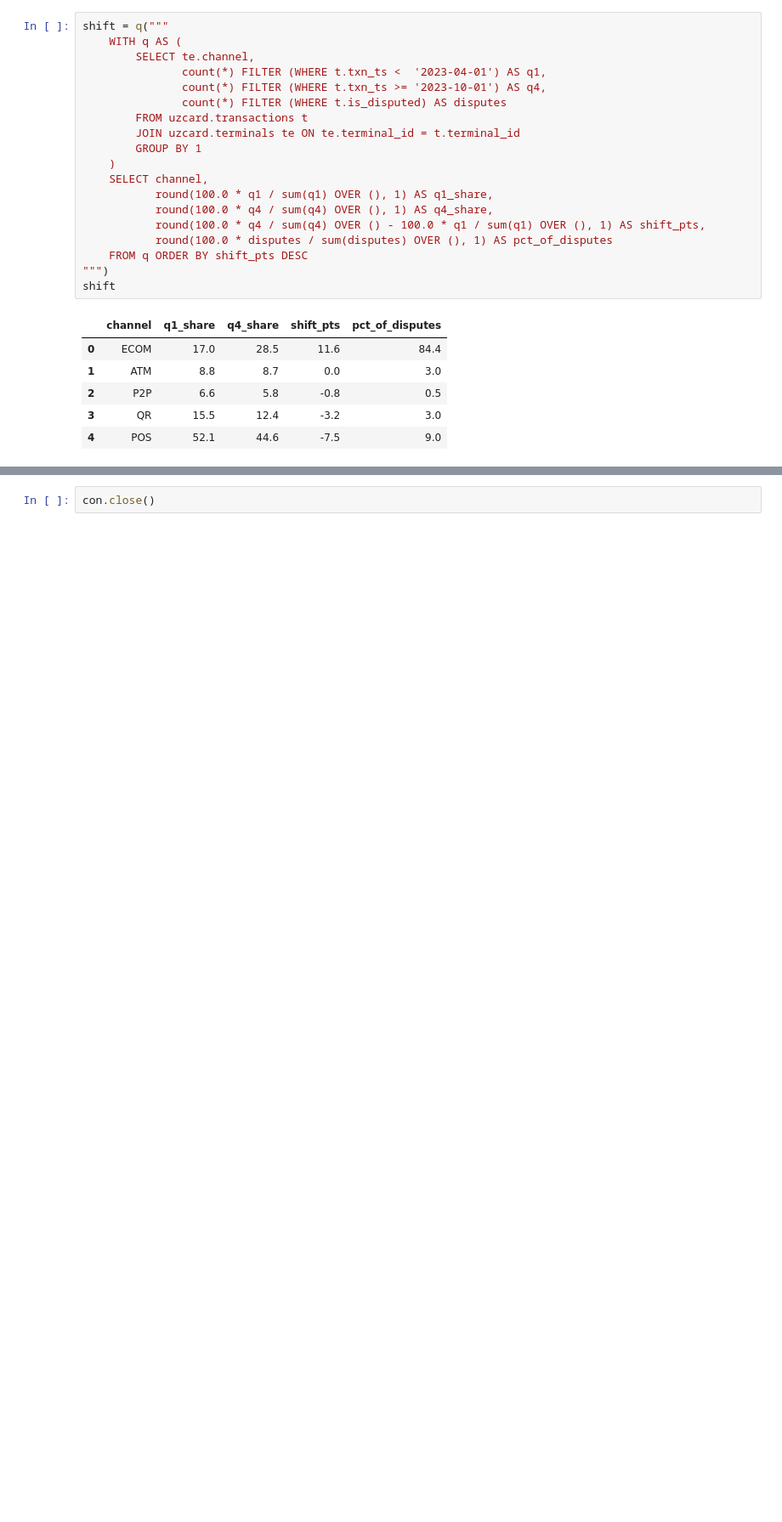
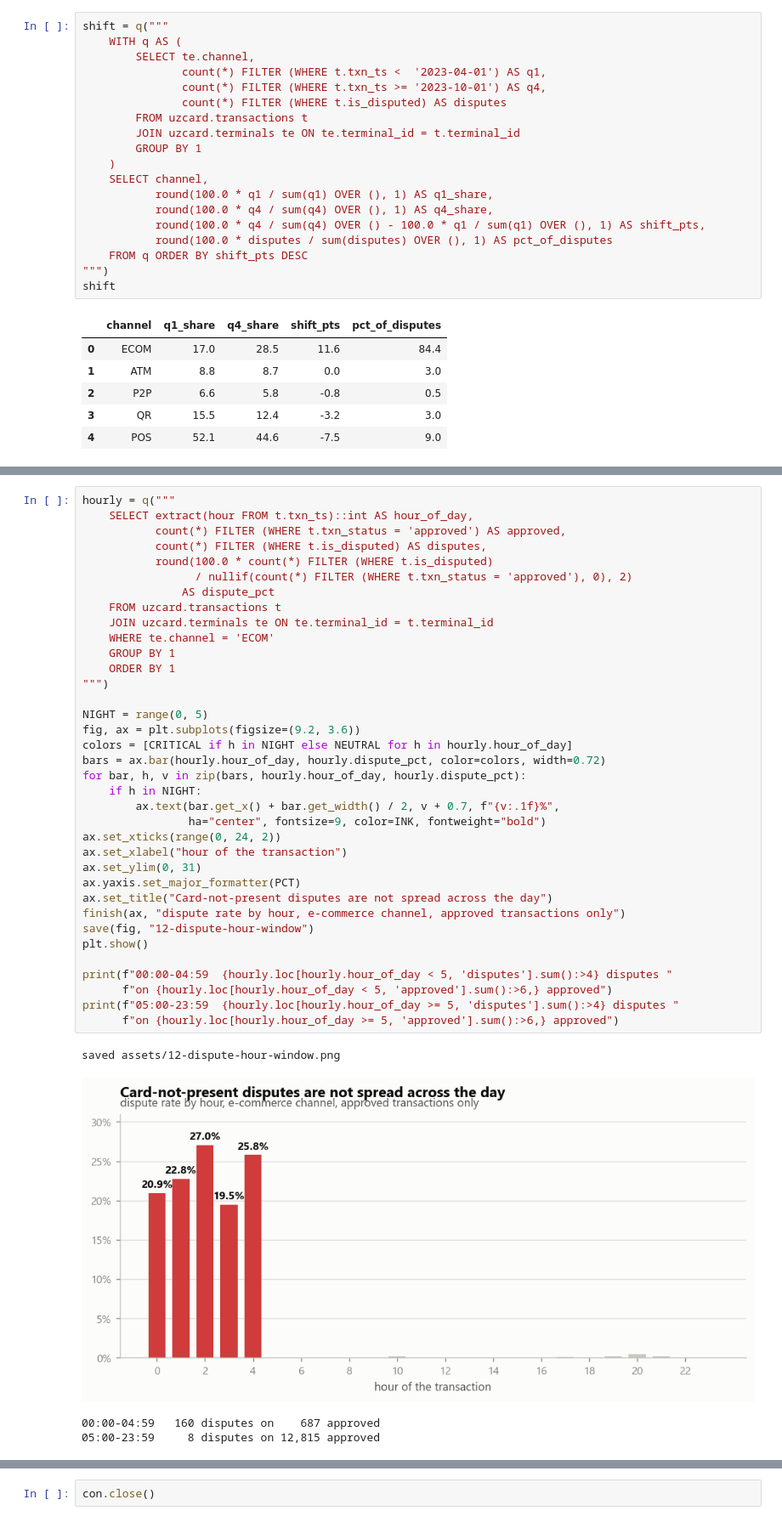
Before and after one commit to Shahzodo5o4/data-analyst-portfolio, a Jupyter notebook: uzcard-payments-analysis/notebooks/01-analysis.ipynb, the cells around one changed output, grey strips where cells are left out. Shown at 85% size. Cells and saved outputs as stored; diff of their text form; blank space fills up the shorter version.

```diff
--- a/uzcard-payments-analysis/notebooks/01-analysis.ipynb
+++ b/uzcard-payments-analysis/notebooks/01-analysis.ipynb
@@ -660,0 +657,41 @@ protection card-not-present traffic gets today has to scale with it.
+# %%
+hourly = q("""
+    SELECT extract(hour FROM t.txn_ts)::int AS hour_of_day,
+           count(*) FILTER (WHERE t.txn_status = 'approved') AS approved,
+           count(*) FILTER (WHERE t.is_disputed) AS disputes,
+           round(100.0 * count(*) FILTER (WHERE t.is_disputed)
+                 / nullif(count(*) FILTER (WHERE t.txn_status = 'approved'), 0), 2)
+               AS dispute_pct
+    FROM uzcard.transactions t
+    JOIN uzcard.terminals te ON te.terminal_id = t.terminal_id
+    WHERE te.channel = 'ECOM'
+    GROUP BY 1
+    ORDER BY 1
+""")
+
+NIGHT = range(0, 5)
+fig, ax = plt.subplots(figsize=(9.2, 3.6))
+colors = [CRITICAL if h in NIGHT else NEUTRAL for h in hourly.hour_of_day]
+bars = ax.bar(hourly.hour_of_day, hourly.dispute_pct, color=colors, width=0.72)
+for bar, h, v in zip(bars, hourly.hour_of_day, hourly.dispute_pct):
+    if h in NIGHT:
+        ax.text(bar.get_x() + bar.get_width() / 2, v + 0.7, f"{v:.1f}%",
+                ha="center", fontsize=9, color=INK, fontweight="bold")
+ax.set_xticks(range(0, 24, 2))
+ax.set_xlabel("hour of the transaction")
+ax.set_ylim(0, 31)
+ax.yaxis.set_major_formatter(PCT)
+ax.set_title("Card-not-present disputes are not spread across the day")
+finish(ax, "dispute rate by hour, e-commerce channel, approved transactions only")
+save(fig, "12-dispute-hour-window")
+plt.show()
+
+print(f"00:00-04:59  {hourly.loc[hourly.hour_of_day < 5, 'disputes'].sum():>4} disputes "
+      f"on {hourly.loc[hourly.hour_of_day < 5, 'approved'].sum():>6,} approved")
+print(f"05:00-23:59  {hourly.loc[hourly.hour_of_day >= 5, 'disputes'].sum():>4} disputes "
+      f"on {hourly.loc[hourly.hour_of_day >= 5, 'approved'].sum():>6,} approved")
+# %% [output]
+saved assets/12-dispute-hour-window.png
+[figure, added]
+00:00-04:59   160 disputes on    687 approved
+05:00-23:59     8 disputes on 12,815 approved
```
Also changed, not shown: parts of 15 cells of this notebook, 17 other files.
